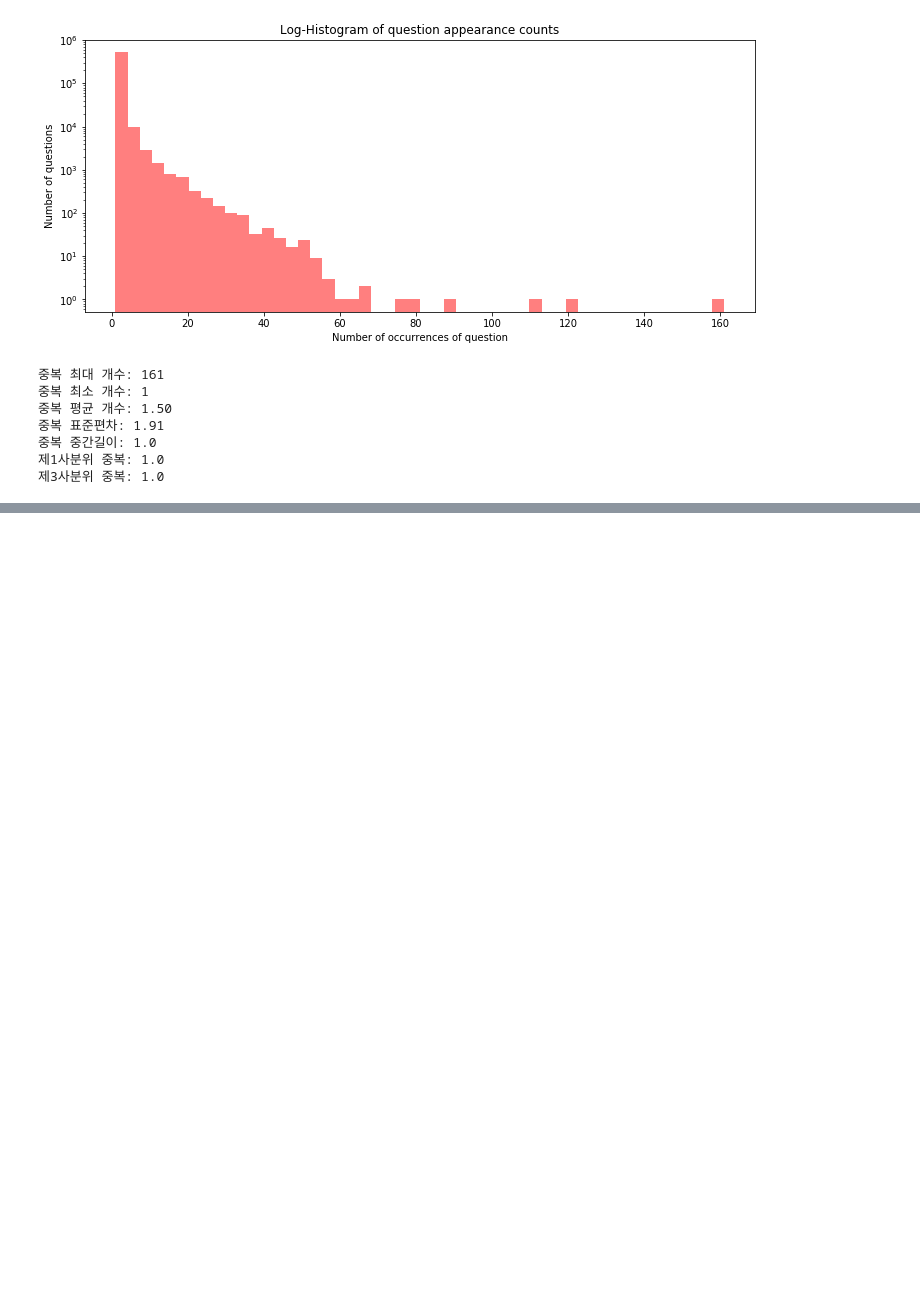
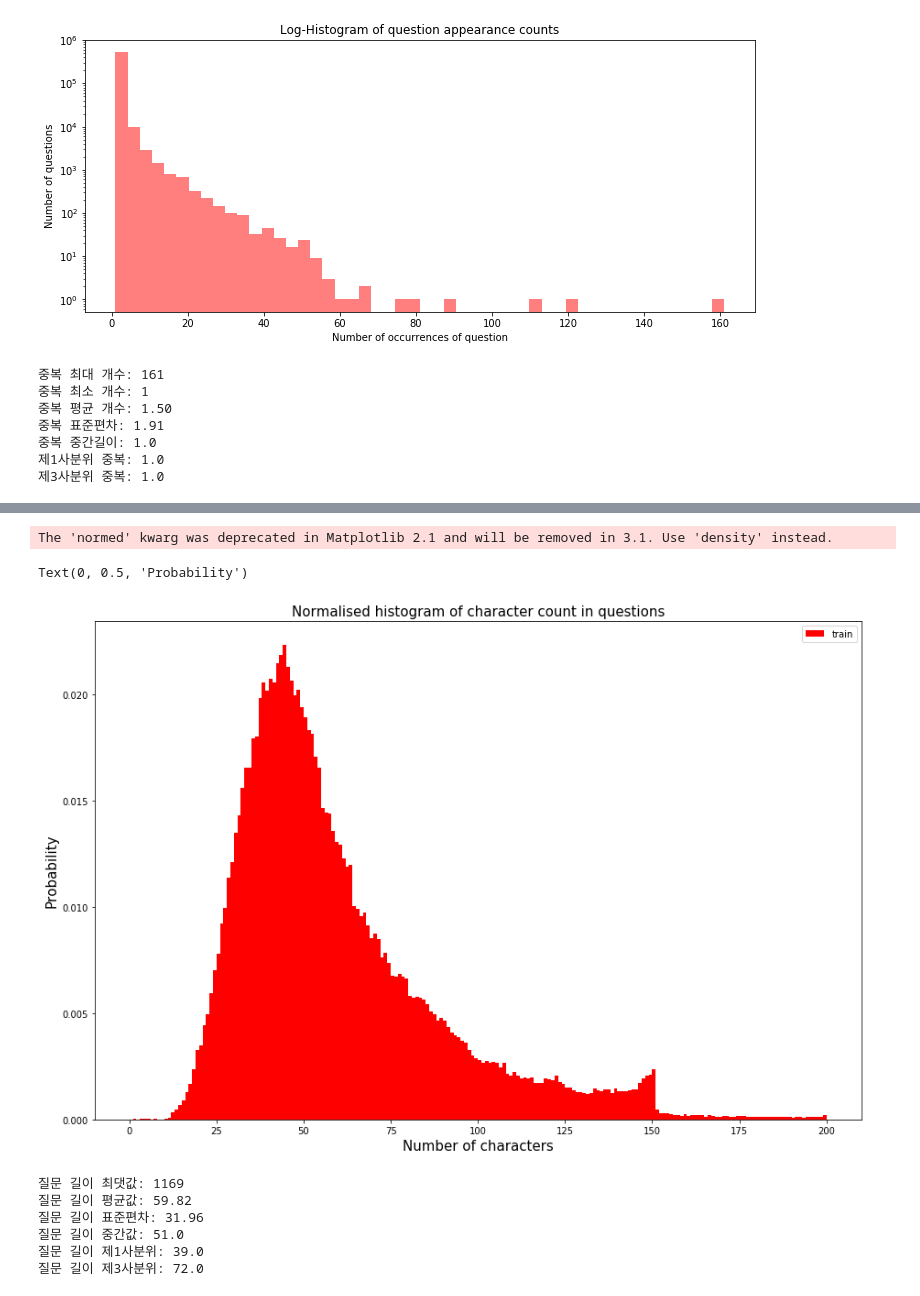
Before and after one commit to yuhwanwoo/nlp, a Jupyter notebook: English_1_similarity.ipynb, the cells around one changed output, grey strips where cells are left out. Cells and saved outputs as stored; diff of their text form; code cells hidden in the pictures; blank space fills up the shorter version.

```diff
--- a/English_1_similarity.ipynb
+++ b/English_1_similarity.ipynb
@@ -95,0 +132,27 @@ print('제3사분위 중복: {}'.format(np.percentile(train_set.value_counts(),7
+# %%
+train_length=train_set.apply(len)
+# %%
+plt.figure(figsize=(15,10))
+plt.hist(train_length, bins=200, range=[0,200], facecolor='r', normed=True, label='train')
+plt.title("Normalised histogram of character count in questions", fontsize=15)
+plt.legend()
+plt.xlabel('Number of characters', fontsize=15)
+plt.ylabel('Probability', fontsize=15)
+# %% [output]
+The 'normed' kwarg was deprecated in Matplotlib 2.1 and will be removed in 3.1. Use 'density' instead.
+Text(0, 0.5, 'Probability')
+[figure, added]
+# %%
+print('질문 길이 최댓값: {}'.format(np.max(train_length)))
+print('질문 길이 평균값: {:.2f}'.format(np.mean(train_length)))
+print('질문 길이 표준편차: {:.2f}'.format(np.std(train_length)))
+print('질문 길이 중간값: {}'.format(np.median(train_length)))
+print('질문 길이 제1사분위: {}'.format(np.percentile(train_length, 25)))
+print('질문 길이 제3사분위: {}'.format(np.percentile(train_length, 75)))
+# %% [output]
+질문 길이 최댓값: 1169
+질문 길이 평균값: 59.82
+질문 길이 표준편차: 31.96
+질문 길이 중간값: 51.0
+질문 길이 제1사분위: 39.0
+질문 길이 제3사분위: 72.0
```
Also changed, not shown: parts of 10 cells of this notebook.
